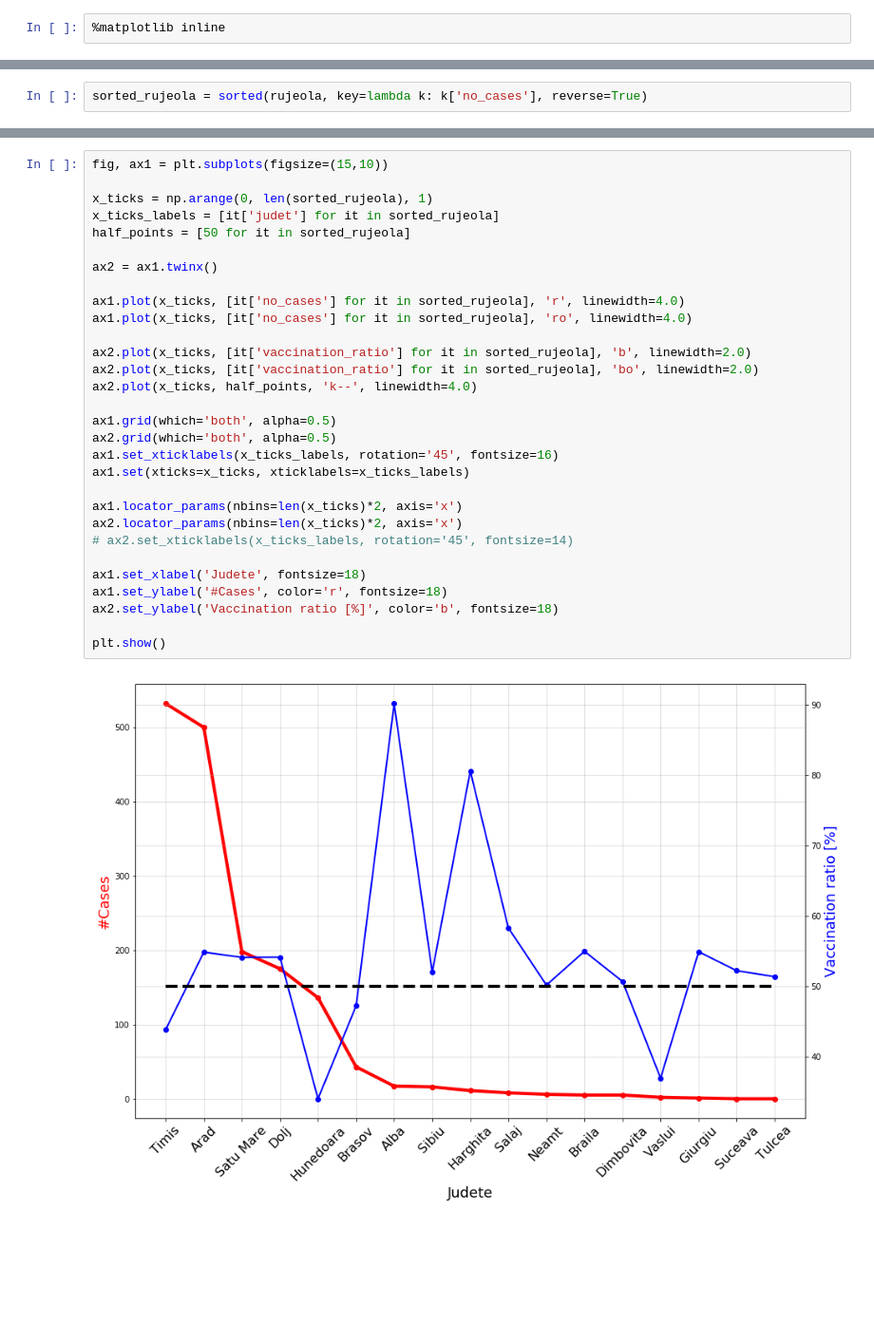
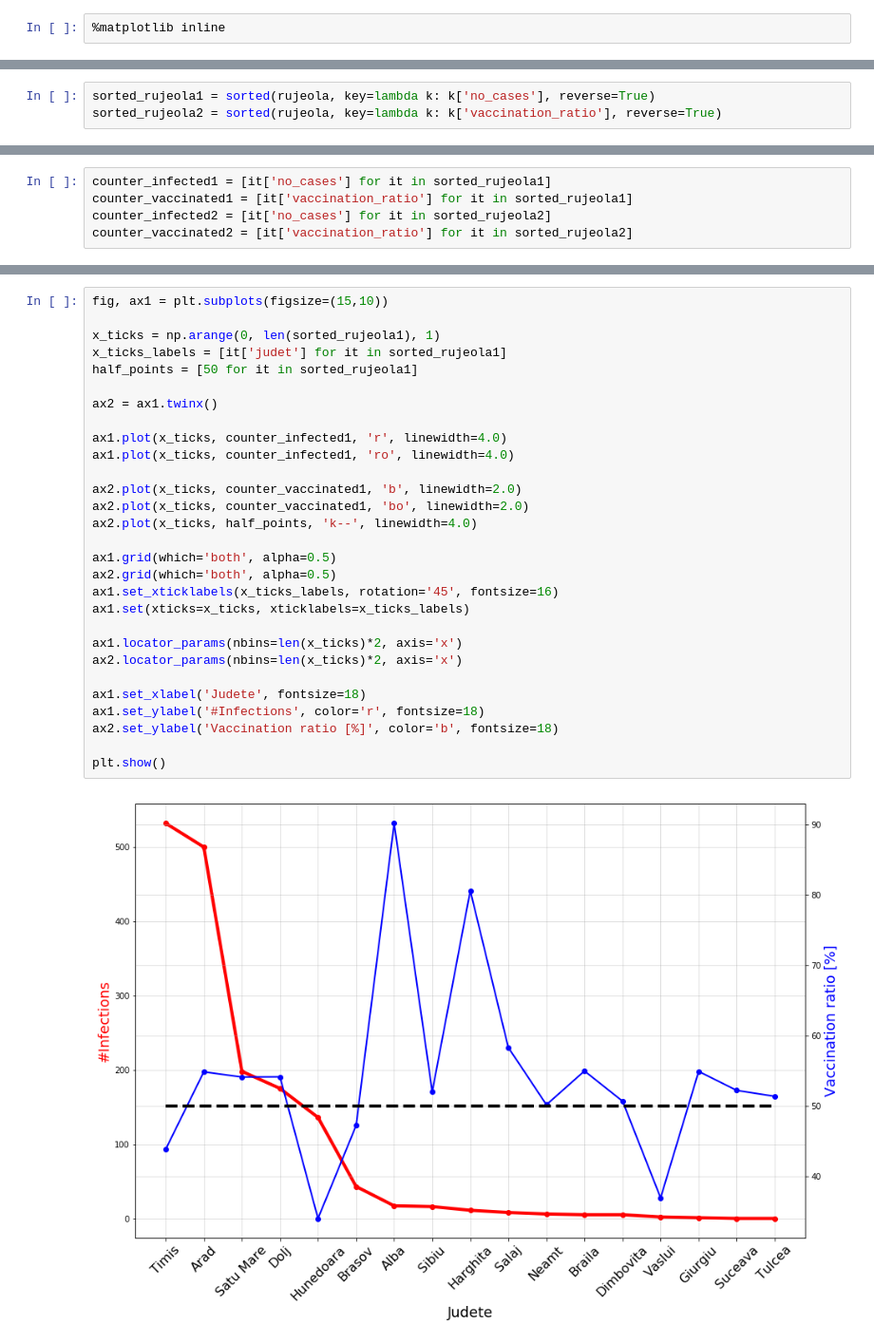
Before and after one commit to andreipruteanu/open-gov, a Jupyter notebook: codecamp_may_2017.ipynb, the cells around one changed output, grey strips where cells are left out. Shown at 95% size. Drawn from its saved outputs; the diff is of its cells as text; blank space fills up the shorter version.

```diff
--- a/codecamp_may_2017.ipynb
+++ b/codecamp_may_2017.ipynb
@@ -62,2 +54,3 @@ print(rujeola)
 # %%
-sorted_rujeola = sorted(rujeola, key=lambda k: k['no_cases'], reverse=True)
+sorted_rujeola1 = sorted(rujeola, key=lambda k: k['no_cases'], reverse=True)
+sorted_rujeola2 = sorted(rujeola, key=lambda k: k['vaccination_ratio'], reverse=True)
@@ -67,0 +57,5 @@ print(sorted_rujeola)
+# %%
+counter_infected1 = [it['no_cases'] for it in sorted_rujeola1]
+counter_vaccinated1 = [it['vaccination_ratio'] for it in sorted_rujeola1]
+counter_infected2 = [it['no_cases'] for it in sorted_rujeola2]
+counter_vaccinated2 = [it['vaccination_ratio'] for it in sorted_rujeola2]
@@ -68,32 +64,31 @@ print(sorted_rujeola)
 # %%
 fig, ax1 = plt.subplots(figsize=(15,10))
 
-x_ticks = np.arange(0, len(sorted_rujeola), 1)
-x_ticks_labels = [it['judet'] for it in sorted_rujeola]
-half_points = [50 for it in sorted_rujeola]
+x_ticks = np.arange(0, len(sorted_rujeola1), 1)
+x_ticks_labels = [it['judet'] for it in sorted_rujeola1]
+half_points = [50 for it in sorted_rujeola1]
 
 ax2 = ax1.twinx()
 
-ax1.plot(x_ticks, [it['no_cases'] for it in sorted_rujeola], 'r', linewidth=4.0)
-ax1.plot(x_ticks, [it['no_cases'] for it in sorted_rujeola], 'ro', linewidth=4.0)
+ax1.plot(x_ticks, counter_infected1, 'r', linewidth=4.0)
+ax1.plot(x_ticks, counter_infected1, 'ro', linewidth=4.0)
 
-ax2.plot(x_ticks, [it['vaccination_ratio'] for it in sorted_rujeola], 'b', linewidth=2.0)
-ax2.plot(x_ticks, [it['vaccination_ratio'] for it in sorted_rujeola], 'bo', linewidth=2.0)
+ax2.plot(x_ticks, counter_vaccinated1, 'b', linewidth=2.0)
+ax2.plot(x_ticks, counter_vaccinated1, 'bo', linewidth=2.0)
 ax2.plot(x_ticks, half_points, 'k--', linewidth=4.0)
 
 ax1.grid(which='both', alpha=0.5)
 ax2.grid(which='both', alpha=0.5)
 ax1.set_xticklabels(x_ticks_labels, rotation='45', fontsize=16)
 ax1.set(xticks=x_ticks, xticklabels=x_ticks_labels)
 
 ax1.locator_params(nbins=len(x_ticks)*2, axis='x')
 ax2.locator_params(nbins=len(x_ticks)*2, axis='x')
-# ax2.set_xticklabels(x_ticks_labels, rotation='45', fontsize=14)
 
 ax1.set_xlabel('Judete', fontsize=18)
-ax1.set_ylabel('#Cases', color='r', fontsize=18)
+ax1.set_ylabel('#Infections', color='r', fontsize=18)
 ax2.set_ylabel('Vaccination ratio [%]', color='b', fontsize=18)
 
 plt.show()
 # %% [output]
-[figure, old version]
+[figure, new version]
```
Also changed, not shown: parts of 9 cells of this notebook.
